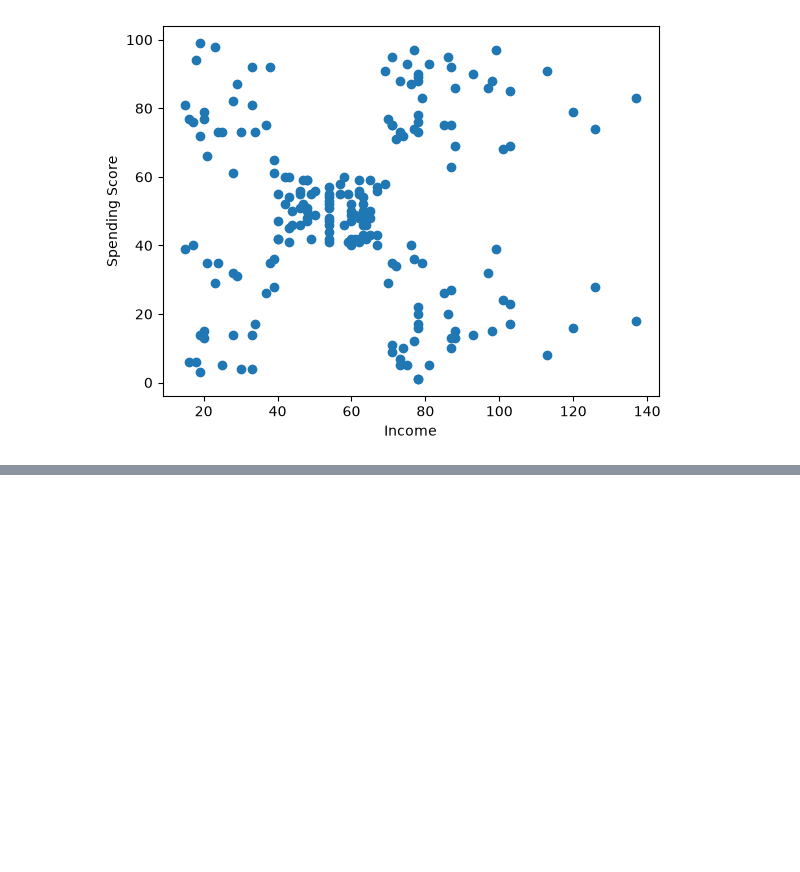
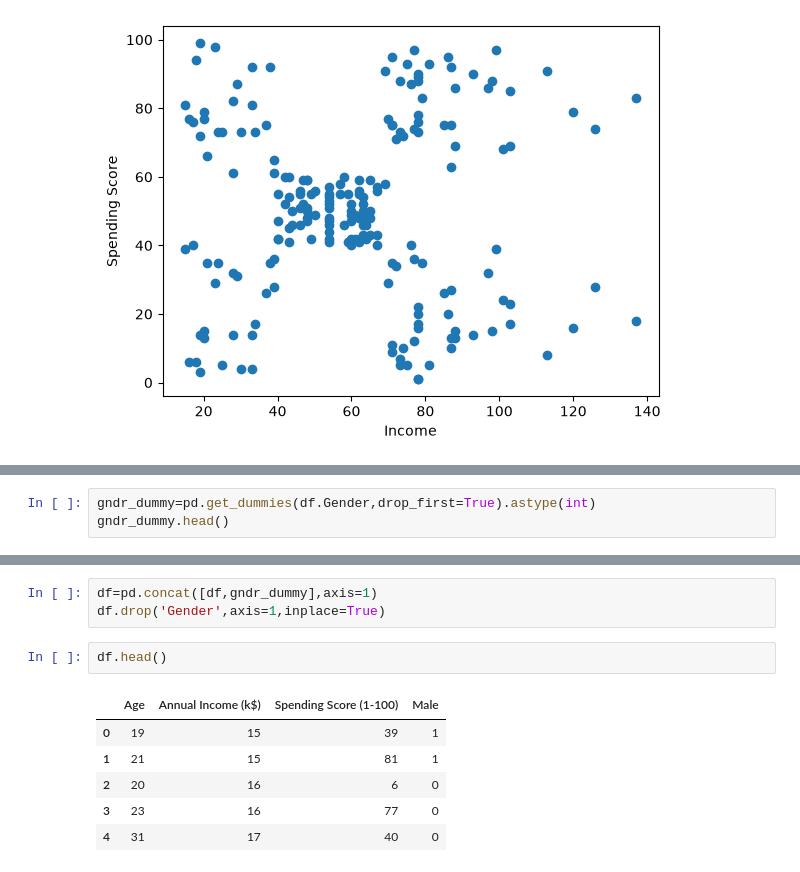
Before and after one commit to narendrajethi220/Customer-Segmentation-Behavior-Analysis-System, a Jupyter notebook: notebook/eda.ipynb, the cells around one changed output, grey strips where cells are left out. Cells and saved outputs as stored; diff of their text form; blank space fills up the shorter version.

```diff
--- a/notebook/eda.ipynb
+++ b/notebook/eda.ipynb
@@ -79,0 +98,3 @@ plt.show()
+# %%
+gndr_dummy=pd.get_dummies(df.Gender,drop_first=True).astype(int)
+gndr_dummy.head()
@@ -79,0 +108,12 @@ plt.show()
+# %%
+df=pd.concat([df,gndr_dummy],axis=1)
+df.drop('Gender',axis=1,inplace=True)
+# %%
+df.head()
+# %% [output]
+|  | Age | Annual Income (k$) | Spending Score (1-100) | Male |
+| 0 | 19 | 15 | 39 | 1 |
+| 1 | 21 | 15 | 81 | 1 |
+| 2 | 20 | 16 | 6 | 0 |
+| 3 | 23 | 16 | 77 | 0 |
+| 4 | 31 | 17 | 40 | 0 |
```
Also changed, not shown: parts of 11 cells of this notebook, 1 other file.
